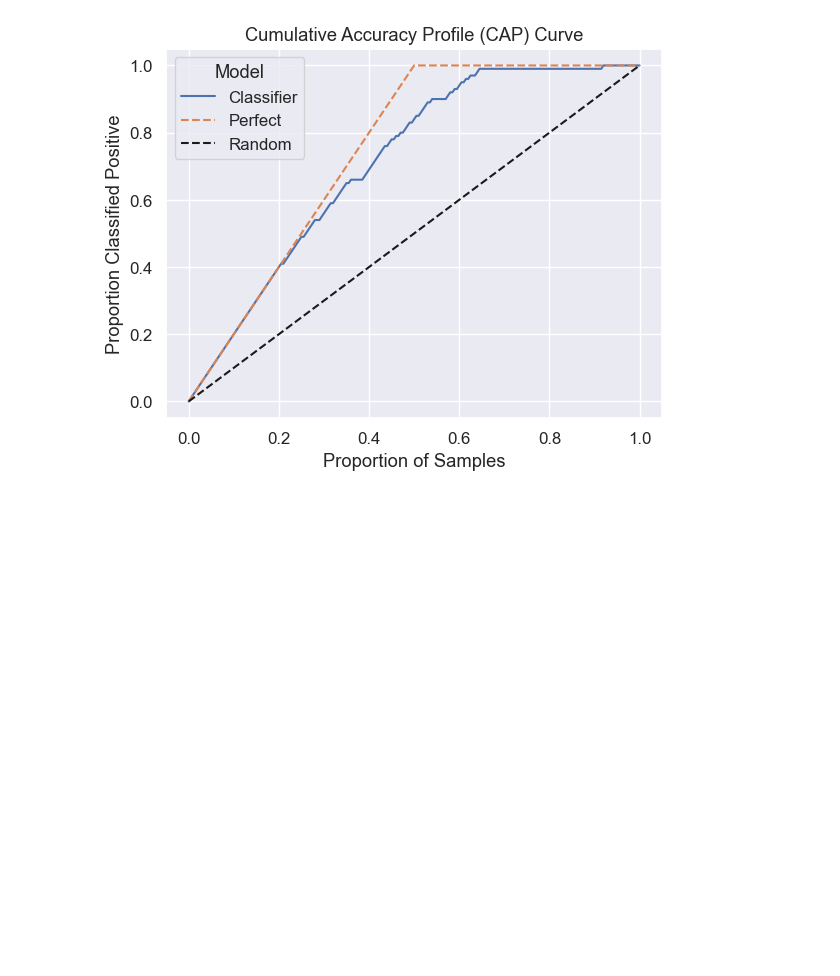
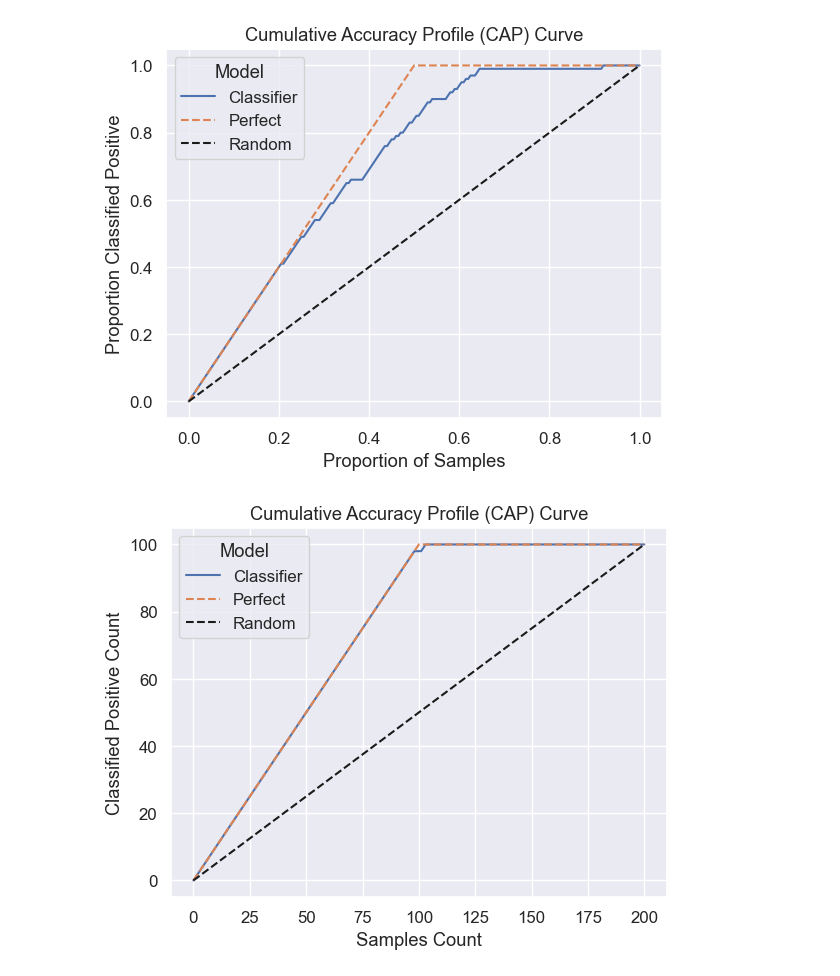
Before and after one commit to chris-leonard/python-playground, a Jupyter notebook: gini-coefficient.ipynb, the cells around one changed output. Saved outputs shown, nothing was run; the diff lists cells and outputs as text; code cells hidden in the pictures; blank space fills up the shorter version.

```diff
--- a/gini-coefficient.ipynb
+++ b/gini-coefficient.ipynb
@@ -81,3 +217,7 @@ We often normalise the axes to [0, 1] to make comparisons easier.
 plot_cap_curve(log_reg, X, y, method="predict_proba", normalised=True)
 # %% [output]
 [figure]
+# %%
+plot_cap_curve(forest_clf, X, y, method="predict", normalised=False)
+# %% [output]
+[figure, added]
```
Also changed, not shown: parts of 10 cells of this notebook.
